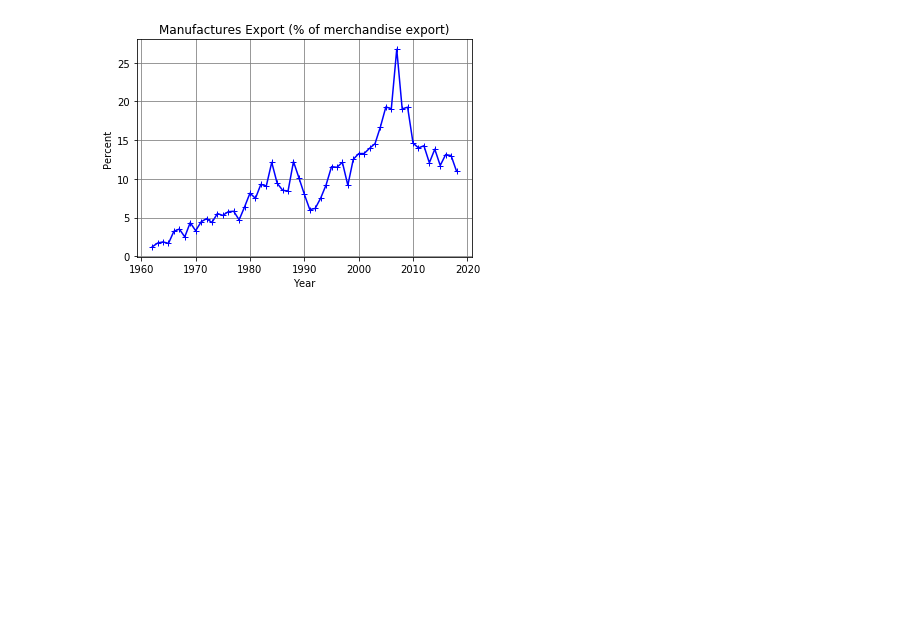
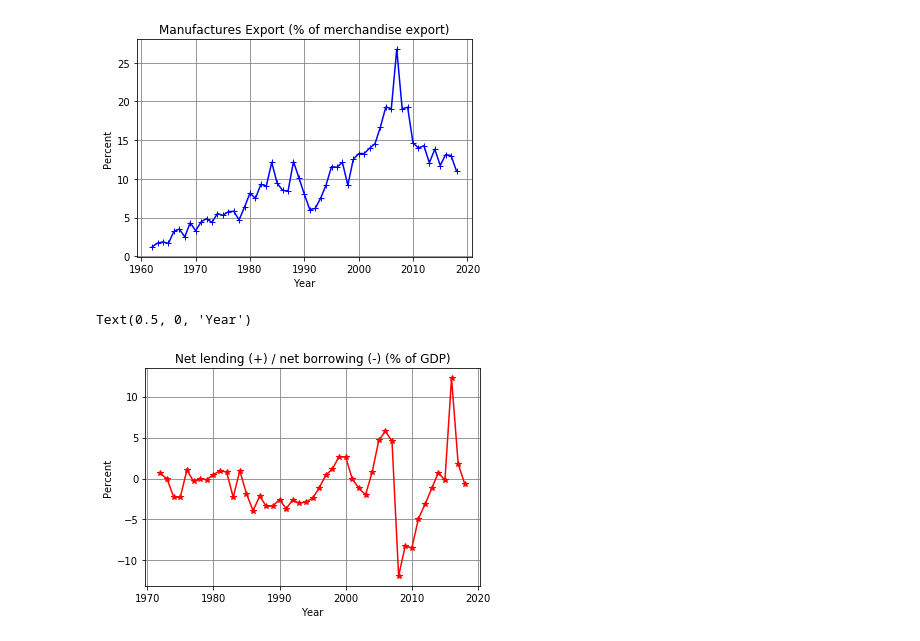
Before and after one commit to kennknisley/project-one-back, a Jupyter notebook: analysis_ap.ipynb, the cells around one changed output. Drawn from its saved outputs; the diff is of its cells as text; code cells hidden in the pictures; blank space fills up the shorter version.

```diff
--- a/analysis_bc.ipynb
+++ b/analysis_ap.ipynb
@@ -79,3 +79,15 @@ plt.xlabel('Year')
 # %% [output]
 Text(0.5, 0, 'Year')
 [figure]
+# %%
+lenborrow = main.iloc[:,6]
+lenborrow = lenborrow.dropna(how='any')
+x_value3=np.arange(1972,2019,1)
+plt.plot(x_value3, lenborrow, color='red', marker="*")
+plt.grid(color='grey', axis='both')
+plt.title('Net lending (+) / net borrowing (-) (% of GDP)')
+plt.ylabel('Percent')
+plt.xlabel('Year')
+# %% [output]
+Text(0.5, 0, 'Year')
+[figure, added]
```
Also changed, not shown: parts of 2 cells of this notebook, 7 other files.
